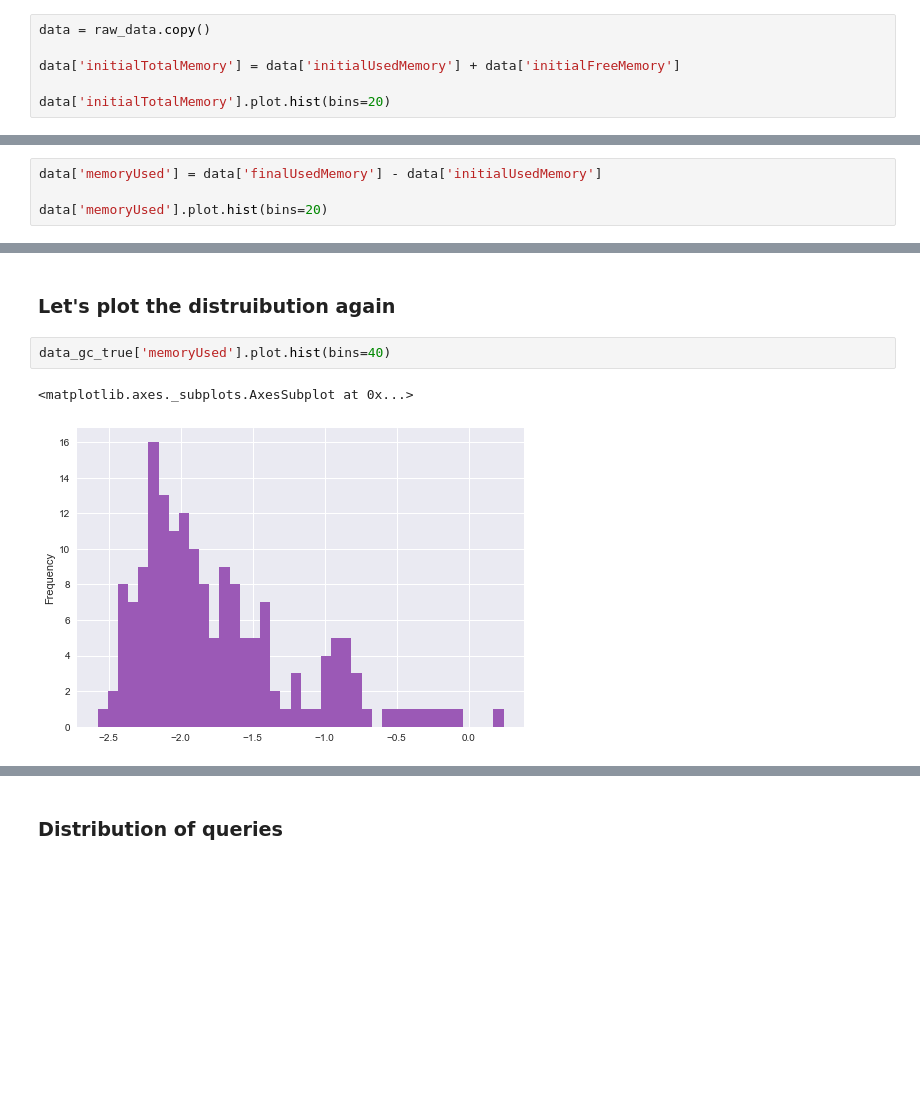
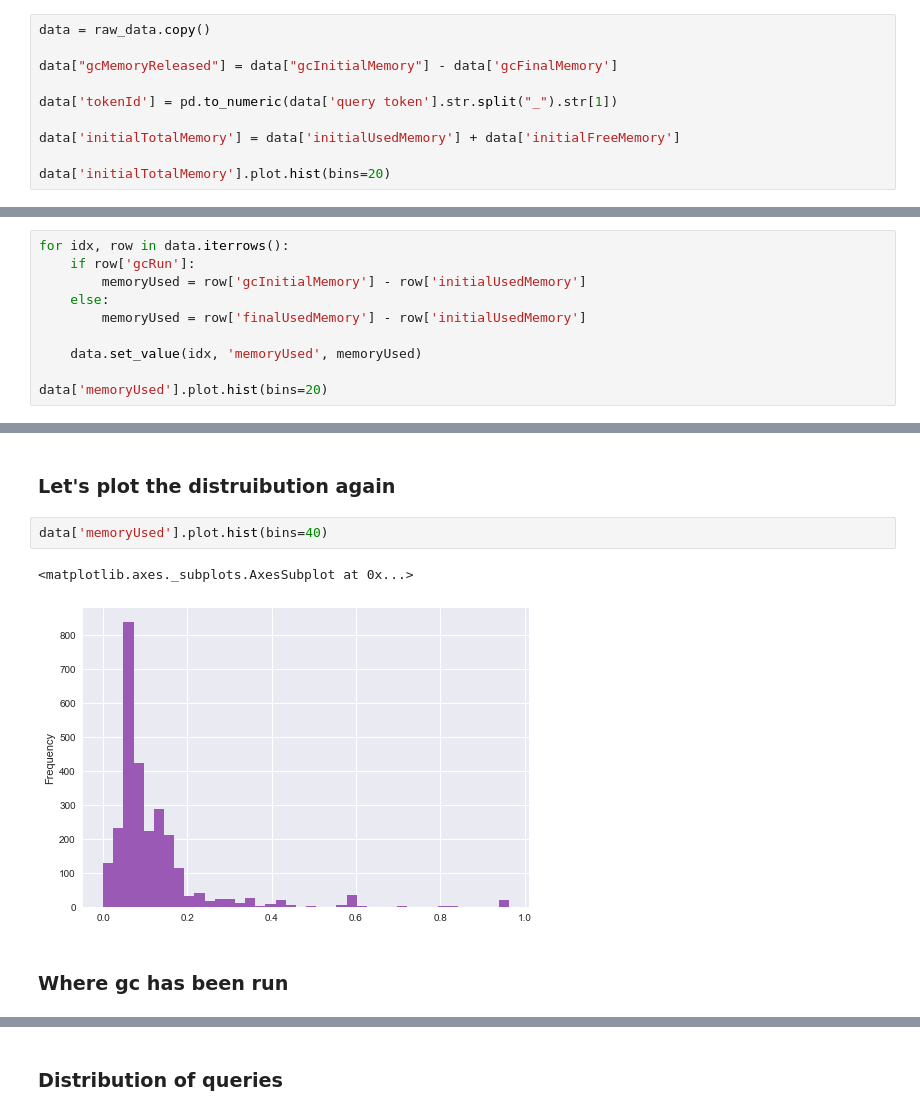
Before and after one commit to AgrawalAmey/quantify-2017, a Jupyter notebook: grabage_collection/Data inspection.ipynb, the cells around one changed output, grey strips where cells are left out. Cells and saved outputs as stored; diff of their text form; blank space fills up the shorter version.

```diff
--- a/grabage_collection/Data inspection.ipynb
+++ b/grabage_collection/Data inspection.ipynb
@@ -27,6 +51,10 @@ raw_data[:5]
 ### Check if initialUsedMemory and initialFreeMemory add up
 # %%
 data = raw_data.copy()
+
+data["gcMemoryReleased"] = data["gcInitialMemory"] - data['gcFinalMemory']
+
+data['tokenId'] = pd.to_numeric(data['query token'].str.split("_").str[1])
 
 data['initialTotalMemory'] = data['initialUsedMemory'] + data['initialFreeMemory']
 
@@ -47,7 +156,3 @@ data['finalTotalMemory'].plot.hist(bins=20)
 At least they match up.
 # %% [markdown]
 ### Distribution of memory utilization
-# %%
-data['memoryUsed'] = data['finalUsedMemory'] - data['initialUsedMemory']
-
-data['memoryUsed'].plot.hist(bins=20)
@@ -56,0 +159,10 @@ data['memoryUsed'].plot.hist(bins=20)
+# %%
+for idx, row in data.iterrows():
+    if row['gcRun']:
+        memoryUsed = row['gcInitialMemory'] - row['initialUsedMemory']
+    else:
+        memoryUsed = row['finalUsedMemory'] - row['initialUsedMemory']
+
+    data.set_value(idx, 'memoryUsed', memoryUsed)
+
+data['memoryUsed'].plot.hist(bins=20)
@@ -89,7 +216,9 @@ data_gc_false[:5]
 # %% [markdown]
 ### Let's plot the distruibution again
 # %%
-data_gc_true['memoryUsed'].plot.hist(bins=40)
+data['memoryUsed'].plot.hist(bins=40)
 # %% [output]
 <matplotlib.axes._subplots.AxesSubplot at 0x...>
-[figure, old version]
+[figure, new version]
+# %% [markdown]
+### Where gc has been run
```
Also changed, not shown: parts of 44 cells of this notebook, 7 other files.
